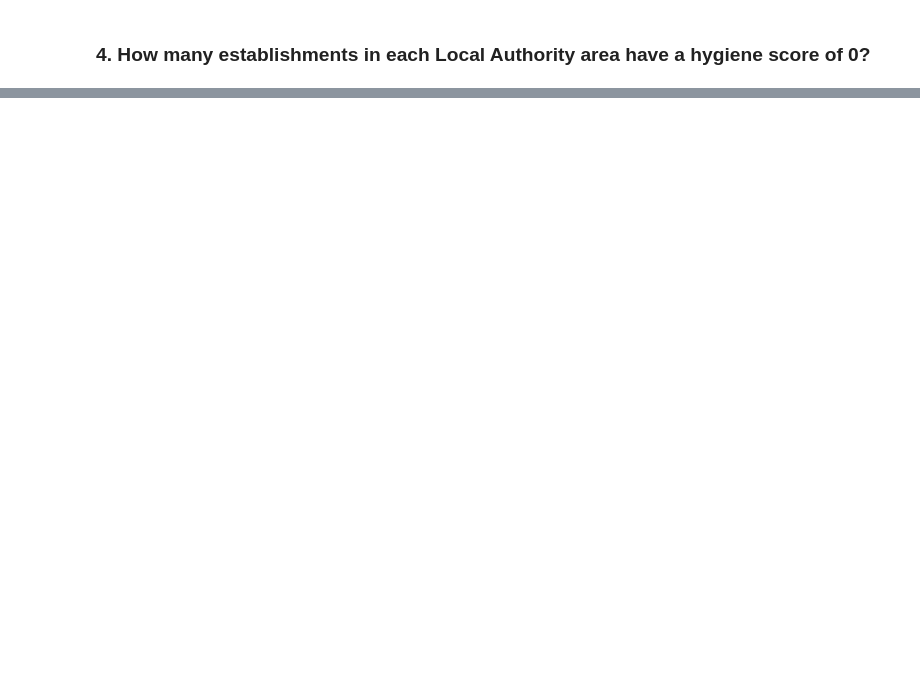
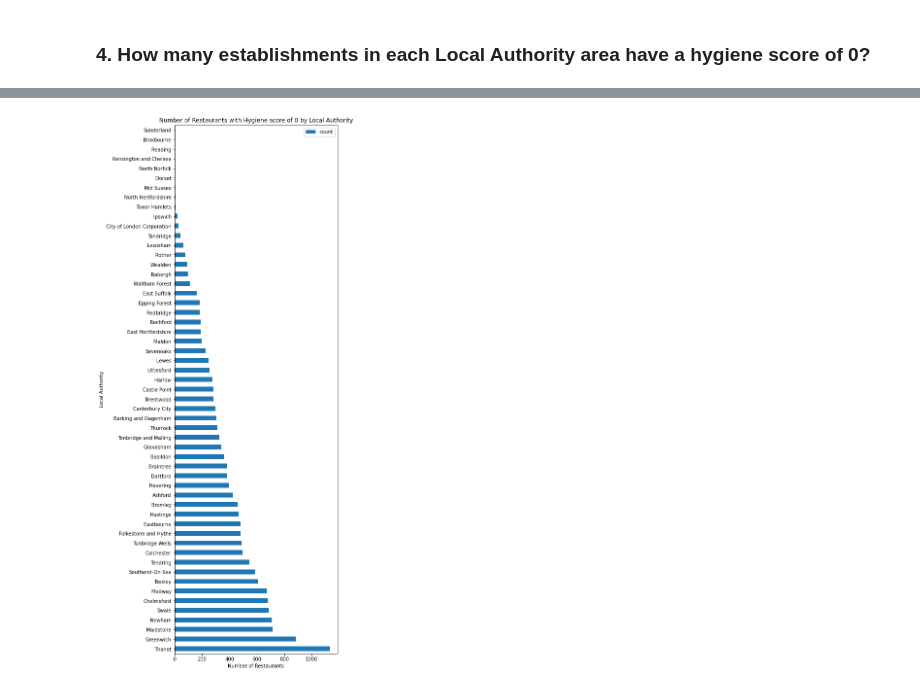
Before and after one commit to jonnybrammah/nosql-challenge, a Jupyter notebook: NoSQL_analysis_starter.ipynb, the cells around one changed output, grey strips where cells are left out. Drawn from its saved outputs; the diff is of its cells as text; code cells hidden in the pictures; blank space fills up the shorter version.

Commit message:
Updated NoSQL_analysis and NoSQL_setup and added an Output folder for visualizations

```diff
--- a/NoSQL_analysis_starter.ipynb
+++ b/NoSQL_analysis_starter.ipynb
@@ -193,9 +191,20 @@ close_5star_restaurants_df
 # %%
 # Create a pipeline that:
 # 1. Matches establishments with a hygiene score of 0
+match_query = {'$match': {'scores.Hygiene': 0}}
 # 2. Groups the matches by Local Authority
+group_query = {'$group': {'_id': '$LocalAuthorityName', 'count': { '$sum': 1 }}}
 # 3. Sorts the matches from highest to lowest
+sort_values = {'$sort': { 'count': -1 }}
+
+#put the pipeline together
+pipeline = [match_query, group_query, sort_values]
+
+#Return the aggregrate method as a list:
+results = list(establishments.aggregate(pipeline))
 
 # Print the number of documents in the result
+print("Number of documents in result: ", len(results))
 
 # Print the first 10 results
+pprint(results[0:10])
@@ -202,6 +223,7 @@ close_5star_restaurants_df
 # %%
 # Convert the result to a Pandas DataFrame
-
+low_hygiene_establishments_count_df = pd.DataFrame(results)
 # Display the number of rows in the DataFrame
-
+print("Rows in DataFrame: ", len(low_hygiene_establishments_count_df))
 # Display the first 10 rows of the DataFrame
+low_hygiene_establishments_count_df.head(10)
@@ -207,0 +243,10 @@ close_5star_restaurants_df
+# %%
+low_hygiene_establishments_count_df.plot(kind="barh", x="_id", y="count",
+                                         title="Number of Restaurants with Hygiene score of 0 by Local Authority",
+                                        figsize=(6,20))
+plt.xlabel("Number of Restaurants")
+plt.ylabel("Local Authority")
+plt.savefig("Output/Hygiene_0_establishments.png", bbox_inches = "tight")
+plt.show()
+# %% [output]
+[figure, added]
```
Also changed, not shown: parts of 8 cells of this notebook, 2 other files.
